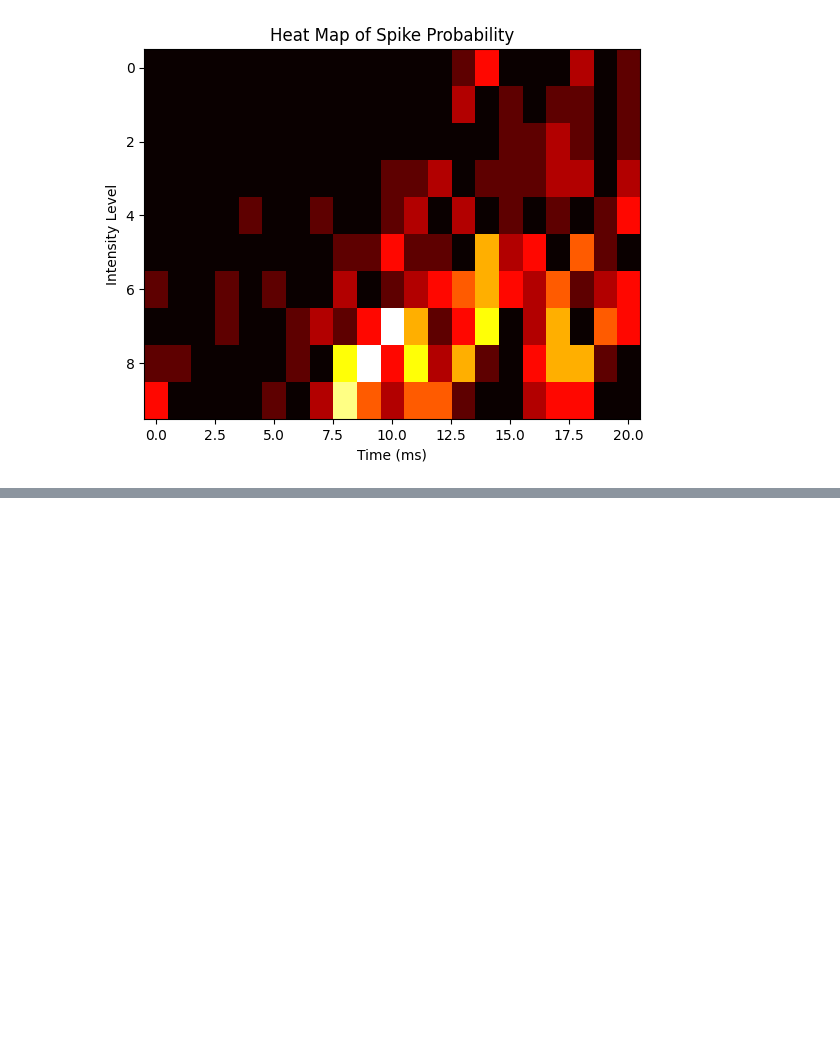
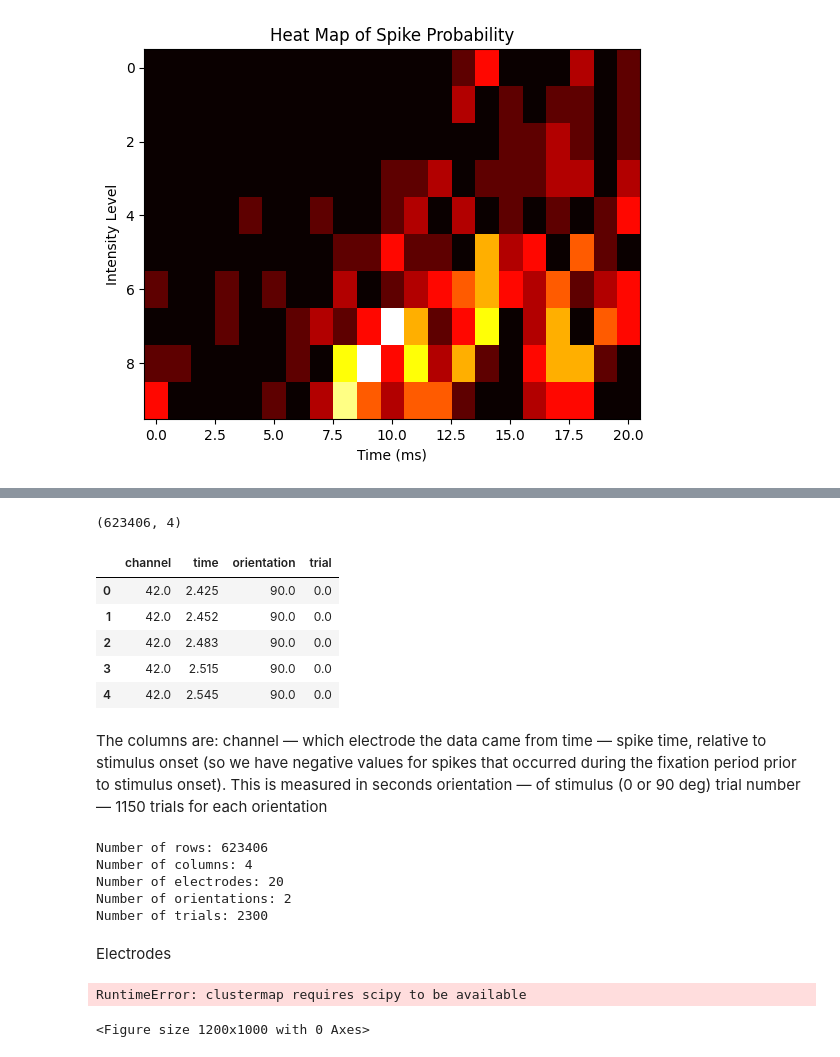
Before and after one commit to kaissaradi/Retinal-Circuits, a Jupyter notebook: Spike-Trains.ipynb, the cells around one changed output, grey strips where cells are left out. Drawn from its saved outputs; the diff is of its cells as text; code cells hidden in the pictures; blank space fills up the shorter version.

```diff
--- a/Spike-Trains.ipynb
+++ b/Spike-Trains.ipynb
@@ -141,0 +217,55 @@ plt.show()
+# %%
+#load the MEA dataset
+df = pd.read_csv('data/multielectrode_data.csv')
+print(df.shape)
+df.head()
+# %% [output]
+(623406, 4)
+|  | channel | time | orientation | trial |
+| 0 | 42.0 | 2.425 | 90.0 | 0.0 |
+| 1 | 42.0 | 2.452 | 90.0 | 0.0 |
+| 2 | 42.0 | 2.483 | 90.0 | 0.0 |
+| 3 | 42.0 | 2.515 | 90.0 | 0.0 |
+| 4 | 42.0 | 2.545 | 90.0 | 0.0 |
+# %% [markdown]
+The columns are:
+channel — which electrode the data came from
+time — spike time, relative to stimulus onset (so we have negative values for spikes that occurred during the fixation period prior to stimulus onset). This is measured in seconds
+orientation — of stimulus (0 or 90 deg)
+trial number — 1150 trials for each orientation
+# %%
+print("Number of rows:", df.shape[0])
+print("Number of columns:", df.shape[1])
+print("Number of electrodes:", len(df['channel'].unique()))
+print("Number of orientations:", len(df['orientation'].unique()))
+print("Number of trials:", len(df['trial'].unique()))
+# %% [output]
+Number of rows: 623406
+Number of columns: 4
+Number of electrodes: 20
+Number of orientations: 2
+Number of trials: 2300
+# %% [markdown]
+Electrodes
+# %%
+# Create a heatmap of electrode activity
+electrode_activity = df.groupby('channel')['time'].count().reset_index()
+electrode_activity.columns = ['Electrode', 'Activity']
+
+# Use a log scale to reduce skewness
+electrode_activity['Activity'] = np.log(electrode_activity['Activity'] + 1)
+
+# Create a pivot table to reshape the data
+electrode_pivot = electrode_activity.pivot_table(index='Electrode', values='Activity', aggfunc='sum')
+
+# Use seaborn's clustermap to create a heatmap with clustering
+plt.figure(figsize=(12, 10))
+sns.clustermap(electrode_pivot, cmap='Blues', annot=True, fmt='.2f',
+               row_cluster=True, col_cluster=False, linewidths=0.5, linecolor='white')
+plt.title('Electrode Activity Heatmap')
+plt.xlabel('')
+plt.ylabel('Electrode')
+plt.show()
+# %% [output]
+RuntimeError: clustermap requires scipy to be available
+<Figure size 1200x1000 with 0 Axes>
```
Also changed, not shown: parts of 6 cells of this notebook.
